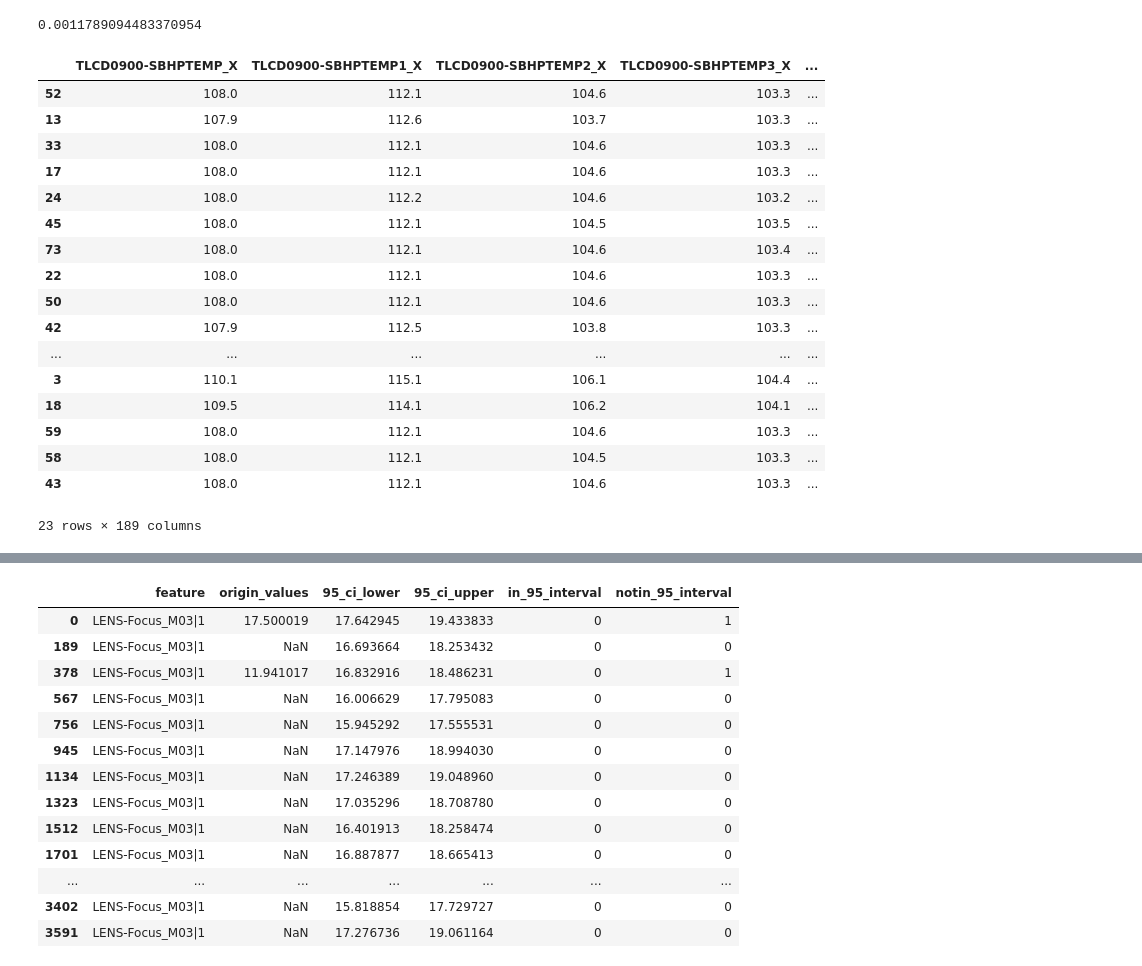
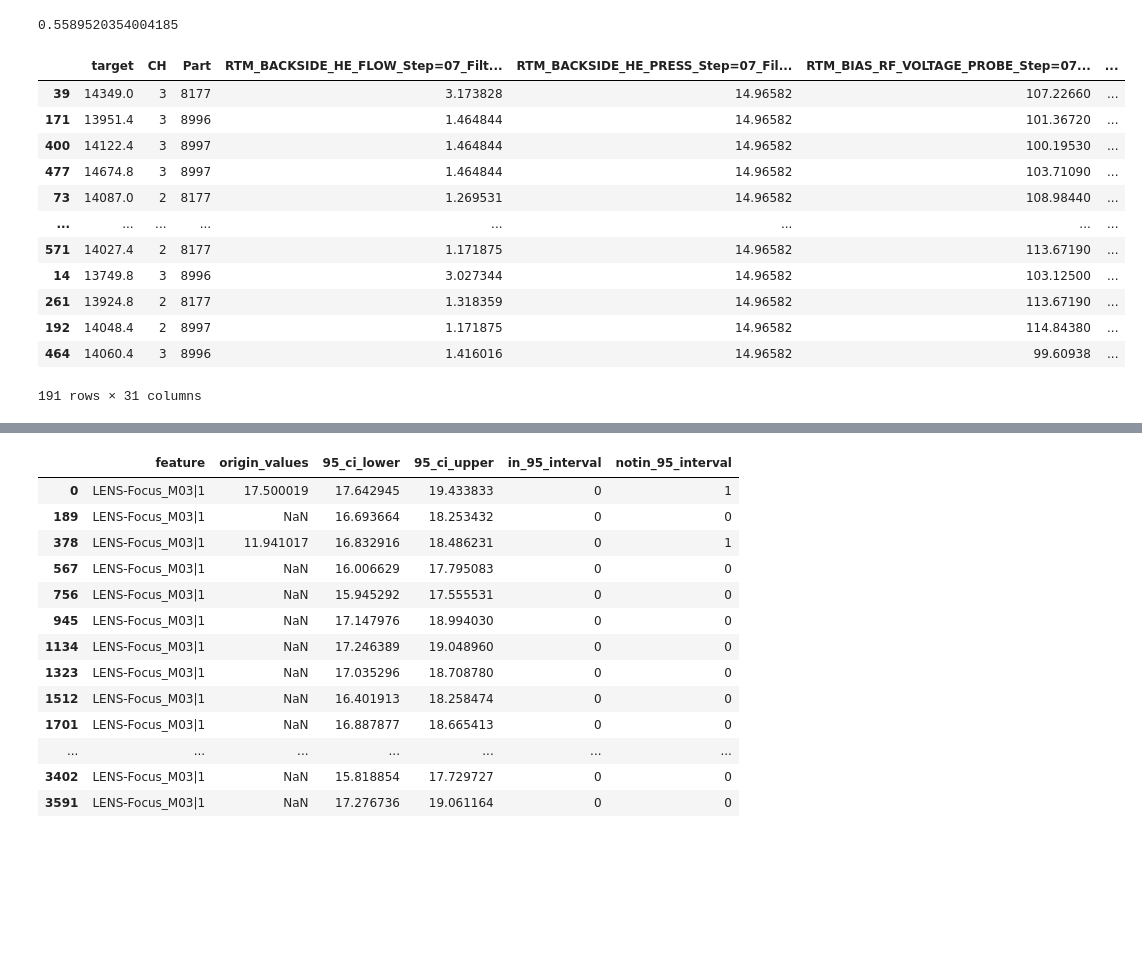
Before and after one commit to DanyelleJhang/FST, a Jupyter notebook: InversePrediction.ipynb, the cells around one changed output, grey strips where cells are left out. Cells and saved outputs as stored; diff of their text form; code cells hidden in the pictures; blank space fills up the shorter version.

```diff
--- a/InversePrediction.ipynb
+++ b/InversePrediction.ipynb
@@ -16,18 +16,18 @@ from sklearn.metrics import r2_score
 from scipy.optimize import minimize
 from tqdm import tqdm
 # %%
-# CH_TO = pd.read_csv("C:/Users/fabia/Local_Work/FST/Data/測試資料/CH_TO.csv")
-# feature = CH_TO.drop(columns=["Y","Context Name"])#.to_numpy()
-# target = CH_TO["Y"]#.to_numpy()
-# #加入CROSS項目，有時候會顯著，有時候不會顯著，明顯受到切資料的影響， 但CROSS BEST的模型確實會比較好
+CH_TO = pd.read_csv("C:/Users/fabia/Local_Work/FST/Data/測試資料/CH_TO.csv")
+feature = CH_TO.drop(columns=["Y","Context Name"])#.to_numpy()
+target = CH_TO["Y"]#.to_numpy()
+#加入CROSS項目，有時候會顯著，有時候不會顯著，明顯受到切資料的影響， 但CROSS BEST的模型確實會比較好
 
 
 # feature = pd.read_csv("C:/Users/fabia/Local_Work/FST/Data/測試資料/wb/Indicator_Data(1).csv").drop(columns=["Unnamed: 74","Context Name"])#.to_numpy()
 # target = pd.read_csv("C:/Users/fabia/Local_Work/FST/Data/測試資料/wb/Metrology_Data(1).csv")["Point1"]#.to_numpy()
 
-data = pd.read_excel("C:/Users/fabia/Local_Work/FST/Data/測試資料/Array7_N808測試資料集/Model_TJN808XK_SAMP75.xlsx").drop(columns=["CONTEXTID"])
-feature = data.drop(columns=list(filter(lambda x: "T2_CD" in x,data.columns)))#.to_numpy()
-target = data["T2_CD01_Mean"]#.to_numpy()
+# data = pd.read_excel("C:/Users/fabia/Local_Work/FST/Data/測試資料/Array7_N808測試資料集/Model_TJN808XK_SAMP75.xlsx").drop(columns=["CONTEXTID"])
+# feature = data.drop(columns=list(filter(lambda x: "T2_CD" in x,data.columns)))#.to_numpy()
+# target = data["T2_CD01_Mean"]#.to_numpy()
 
 
 columns_name = list(feature.columns) # or np.arange(0,feature.shape[1])
@@ -41,12 +41,28 @@ reg = RandomForestRegressor(n_estimators=100)
 reg.fit(X_train, y_train)
 r2_score(y_test, reg.predict(X_test))
 # %% [output]
-0.0011789094483370954
+0.5589520354004185
 # %%
 y_test = pd.DataFrame(y_test)
 # y_test.columns = ["target"]
 origin_result= pd.concat([y_test,X_test],axis=1)
 origin_result.columns = ["target"] + list(origin_result.columns[1:])
+# %%
+origin_result
+# %% [output]
+|  | target | CH | Part | RTM_BACKSIDE_HE_FLOW_Step=07_Filt... | RTM_BACKSIDE_HE_PRESS_Step=07_Fil... | RTM_BIAS_RF_VOLTAGE_PROBE_Step=07... | ... |
+| 39 | 14349.0 | 3 | 8177 | 3.173828 | 14.96582 | 107.22660 | ... |
+| 171 | 13951.4 | 3 | 8996 | 1.464844 | 14.96582 | 101.36720 | ... |
+| 400 | 14122.4 | 3 | 8997 | 1.464844 | 14.96582 | 100.19530 | ... |
+| 477 | 14674.8 | 3 | 8997 | 1.464844 | 14.96582 | 103.71090 | ... |
+| 73 | 14087.0 | 2 | 8177 | 1.269531 | 14.96582 | 108.98440 | ... |
+| ... | ... | ... | ... | ... | ... | ... | ... |
+| 571 | 14027.4 | 2 | 8177 | 1.171875 | 14.96582 | 113.67190 | ... |
+| 14 | 13749.8 | 3 | 8996 | 3.027344 | 14.96582 | 103.12500 | ... |
+| 261 | 13924.8 | 2 | 8177 | 1.318359 | 14.96582 | 113.67190 | ... |
+| 192 | 14048.4 | 2 | 8997 | 1.171875 | 14.96582 | 114.84380 | ... |
+| 464 | 14060.4 | 3 | 8996 | 1.416016 | 14.96582 | 99.60938 | ... |
+191 rows × 31 columns
 # %%
 
 def local_calculation(explainer,model,feature,instance_index):
@@ -168,24 +195,3 @@ def simulation(y_array,lime_feature,lime_importances,lime_intercept,optimize_met
 # 這裡要寫隊要為度的筆記 dot(lime_feature[1:5,:],lime_importances[:,1:5]) # 很重要，因為lime_importances剛開始設計時， 內是為feature_weight, local_sample
 # 基本上全部都要取出
 # 這樣估計才准
-# %%
-X_test
-# %% [output]
-|  | TLCD0900-SBHPTEMP_X | TLCD0900-SBHPTEMP1_X | TLCD0900-SBHPTEMP2_X | TLCD0900-SBHPTEMP3_X | ... |
-| 52 | 108.0 | 112.1 | 104.6 | 103.3 | ... |
-| 13 | 107.9 | 112.6 | 103.7 | 103.3 | ... |
-| 33 | 108.0 | 112.1 | 104.6 | 103.3 | ... |
-| 17 | 108.0 | 112.1 | 104.6 | 103.3 | ... |
-| 24 | 108.0 | 112.2 | 104.6 | 103.2 | ... |
-| 45 | 108.0 | 112.1 | 104.5 | 103.5 | ... |
-| 73 | 108.0 | 112.1 | 104.6 | 103.4 | ... |
-| 22 | 108.0 | 112.1 | 104.6 | 103.3 | ... |
-| 50 | 108.0 | 112.1 | 104.6 | 103.3 | ... |
-| 42 | 107.9 | 112.5 | 103.8 | 103.3 | ... |
-| ... | ... | ... | ... | ... | ... |
-| 3 | 110.1 | 115.1 | 106.1 | 104.4 | ... |
-| 18 | 109.5 | 114.1 | 106.2 | 104.1 | ... |
-| 59 | 108.0 | 112.1 | 104.6 | 103.3 | ... |
-| 58 | 108.0 | 112.1 | 104.5 | 103.3 | ... |
-| 43 | 108.0 | 112.1 | 104.6 | 103.3 | ... |
-23 rows × 189 columns
```
Also changed, not shown: parts of 20 cells of this notebook.
